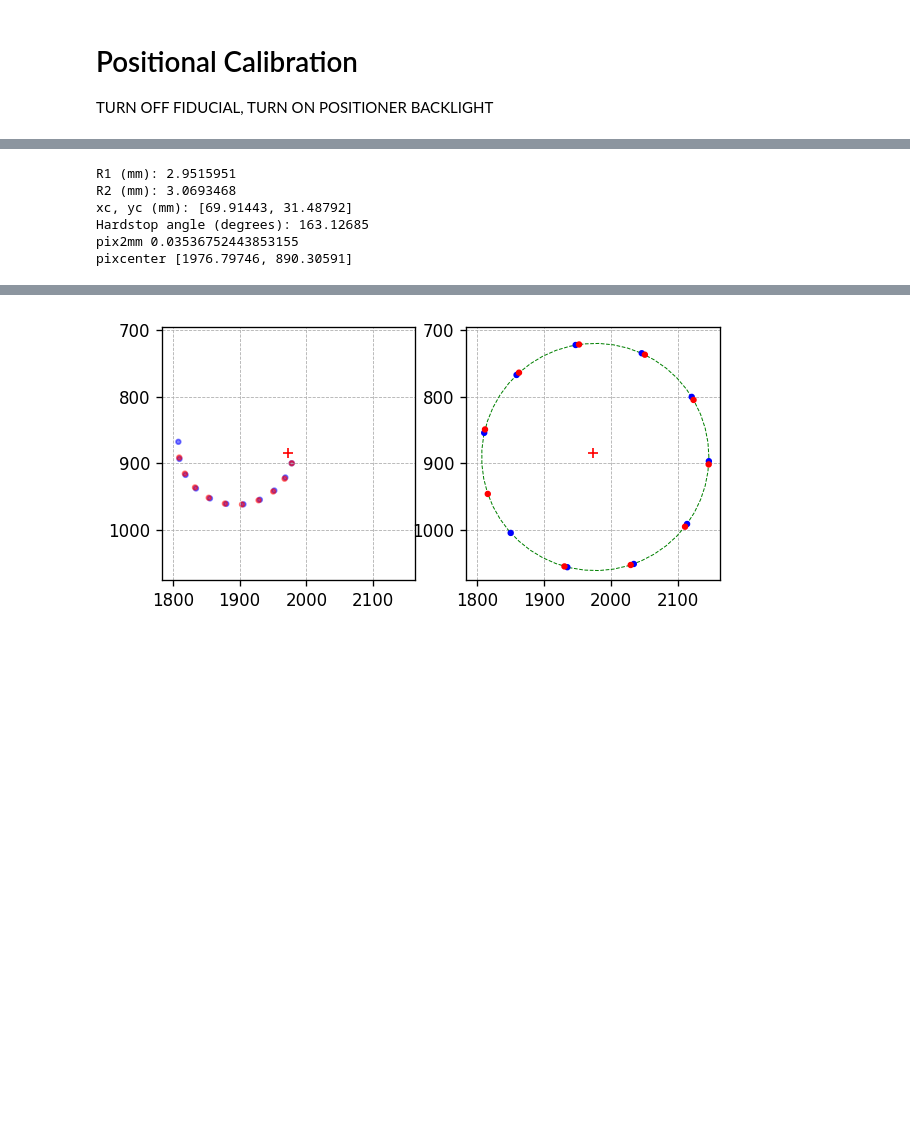
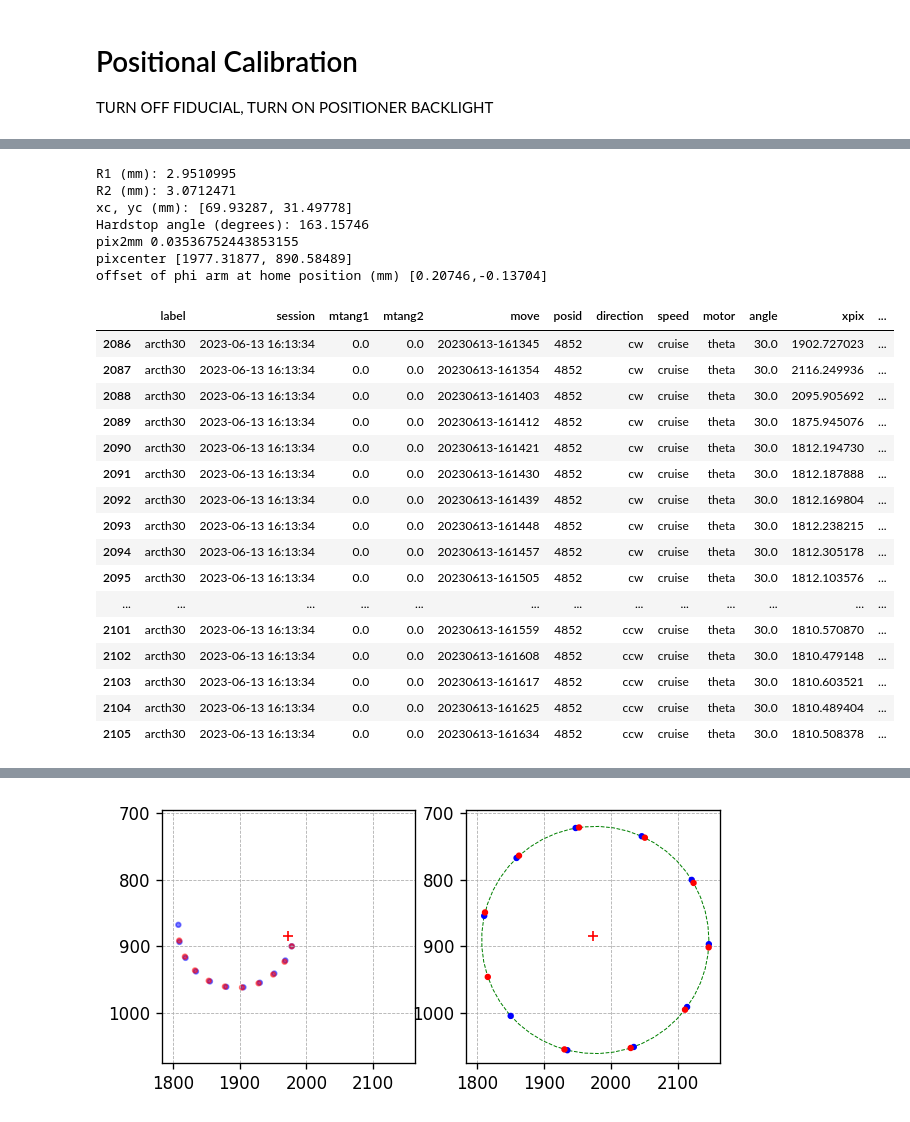
Before and after one commit to SSantosLab/DESI-QA, a Jupyter notebook: calib/Report-sean.ipynb, the cells around one changed output, grey strips where cells are left out. Saved outputs shown, nothing was run; the diff lists cells and outputs as text; code cells hidden in the pictures; blank space fills up the shorter version.

```diff
--- a/calib/Report-sean.ipynb
+++ b/calib/Report-sean.ipynb
@@ -285,4 +312,6 @@ setplot(1973, 885, 190)
 # %%
+pix2mm = 0.03536752443853155 # PLACEHOLDER!
+
 # xc, yc, Rarc = fc.get_circle(db[msk_arcth])
 xc1, yc1, Rarc1 = [i*pix2mm for i in fc.get_circle(db[m1],)] # center and radius of theta arc
 # print(xc1, yc1, Rarc1)
@@ -298,6 +327,9 @@ R1 = np.hypot(xc2-xc1, yc2-yc1)
 # Capturing important pixels for hardstop angle - I think pix2mm is the incorrect naming convention, it should be millimeters to pixel? so long as we know moving forward - Sean
 hardStop = angle_between(np.array([xc,yc]), np.array([xc+5,yc]), (xc2,yc2))
 
+# computing the small offset of the exclusion zone, taken at first point of the hardstop
+small_offsets = np.array([db[m3][['xpix','ypix']].reset_index(drop=True).iloc[0]['xpix'],db[m3][['xpix','ypix']].reset_index(drop=True).iloc[0]['ypix']])*pix2mm-np.array([xc,yc])
+
 Rarc1, R1, R2, xc2, yc2,
 
 print(f"R1 (mm): {R1:.8} \nR2 (mm): {R2:.8}")
@@ -305,13 +337,35 @@ print(f"xc, yc (mm): [{xc:.5f}, {yc:.5f}]")
 print(f"Hardstop angle (degrees): {hardStop:.5f}")
 print(f"pix2mm {pix2mm}")
 print(f"pixcenter [{xc/pix2mm:.5f}, {yc/pix2mm:.5f}]")
+print(f"offset of phi arm at home position (mm) [{small_offsets[0]:.5f},{small_offsets[1]:.5f}] ")
 # %% [output]
-R1 (mm): 2.9515951
-R2 (mm): 3.0693468
-xc, yc (mm): [69.91443, 31.48792]
-Hardstop angle (degrees): 163.12685
+R1 (mm): 2.9510995
+R2 (mm): 3.0712471
+xc, yc (mm): [69.93287, 31.49778]
+Hardstop angle (degrees): 163.15746
 pix2mm 0.03536752443853155
-pixcenter [1976.79746, 890.30591]
+pixcenter [1977.31877, 890.58489]
+offset of phi arm at home position (mm) [0.20746,-0.13704]
+# %%
+db[m1]
+# %% [output]
+|  | label | session | mtang1 | mtang2 | move | posid | direction | speed | motor | angle | xpix | ... |
+| 2086 | arcth30 | 2023-06-13 16:13:34 | 0.0 | 0.0 | 20230613-161345 | 4852 | cw | cruise | theta | 30.0 | 1902.727023 | ... |
+| 2087 | arcth30 | 2023-06-13 16:13:34 | 0.0 | 0.0 | 20230613-161354 | 4852 | cw | cruise | theta | 30.0 | 2116.249936 | ... |
+| 2088 | arcth30 | 2023-06-13 16:13:34 | 0.0 | 0.0 | 20230613-161403 | 4852 | cw | cruise | theta | 30.0 | 2095.905692 | ... |
+| 2089 | arcth30 | 2023-06-13 16:13:34 | 0.0 | 0.0 | 20230613-161412 | 4852 | cw | cruise | theta | 30.0 | 1875.945076 | ... |
+| 2090 | arcth30 | 2023-06-13 16:13:34 | 0.0 | 0.0 | 20230613-161421 | 4852 | cw | cruise | theta | 30.0 | 1812.194730 | ... |
+| 2091 | arcth30 | 2023-06-13 16:13:34 | 0.0 | 0.0 | 20230613-161430 | 4852 | cw | cruise | theta | 30.0 | 1812.187888 | ... |
+| 2092 | arcth30 | 2023-06-13 16:13:34 | 0.0 | 0.0 | 20230613-161439 | 4852 | cw | cruise | theta | 30.0 | 1812.169804 | ... |
+| 2093 | arcth30 | 2023-06-13 16:13:34 | 0.0 | 0.0 | 20230613-161448 | 4852 | cw | cruise | theta | 30.0 | 1812.238215 | ... |
+| 2094 | arcth30 | 2023-06-13 16:13:34 | 0.0 | 0.0 | 20230613-161457 | 4852 | cw | cruise | theta | 30.0 | 1812.305178 | ... |
+| 2095 | arcth30 | 2023-06-13 16:13:34 | 0.0 | 0.0 | 20230613-161505 | 4852 | cw | cruise | theta | 30.0 | 1812.103576 | ... |
+| ... | ... | ... | ... | ... | ... | ... | ... | ... | ... | ... | ... | ... |
+| 2101 | arcth30 | 2023-06-13 16:13:34 | 0.0 | 0.0 | 20230613-161559 | 4852 | ccw | cruise | theta | 30.0 | 1810.570870 | ... |
+| 2102 | arcth30 | 2023-06-13 16:13:34 | 0.0 | 0.0 | 20230613-161608 | 4852 | ccw | cruise | theta | 30.0 | 1810.479148 | ... |
+| 2103 | arcth30 | 2023-06-13 16:13:34 | 0.0 | 0.0 | 20230613-161617 | 4852 | ccw | cruise | theta | 30.0 | 1810.603521 | ... |
+| 2104 | arcth30 | 2023-06-13 16:13:34 | 0.0 | 0.0 | 20230613-161625 | 4852 | ccw | cruise | theta | 30.0 | 1810.489404 | ... |
+| 2105 | arcth30 | 2023-06-13 16:13:34 | 0.0 | 0.0 | 20230613-161634 | 4852 | ccw | cruise | theta | 30.0 | 1810.508378 | ... |
 # %%
 m2 = query_time(db, datemin='2023-05-25 17:25:00')
 m2 = (m2) & ( db['label'].str.contains('arcph') )
```
Also changed, not shown: parts of 6 cells of this notebook, 27 other files.
